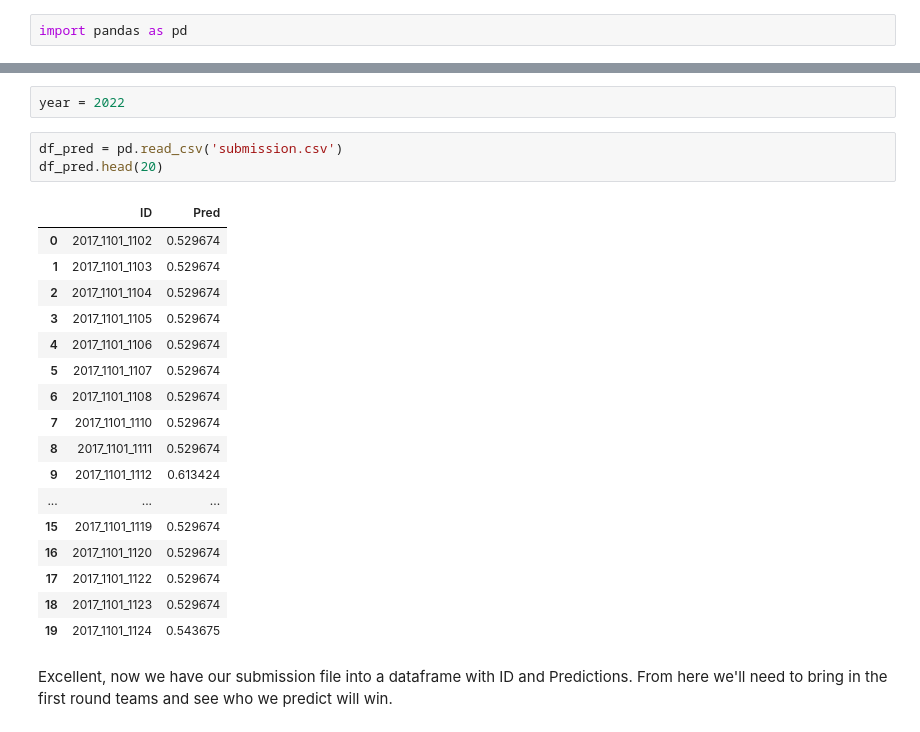
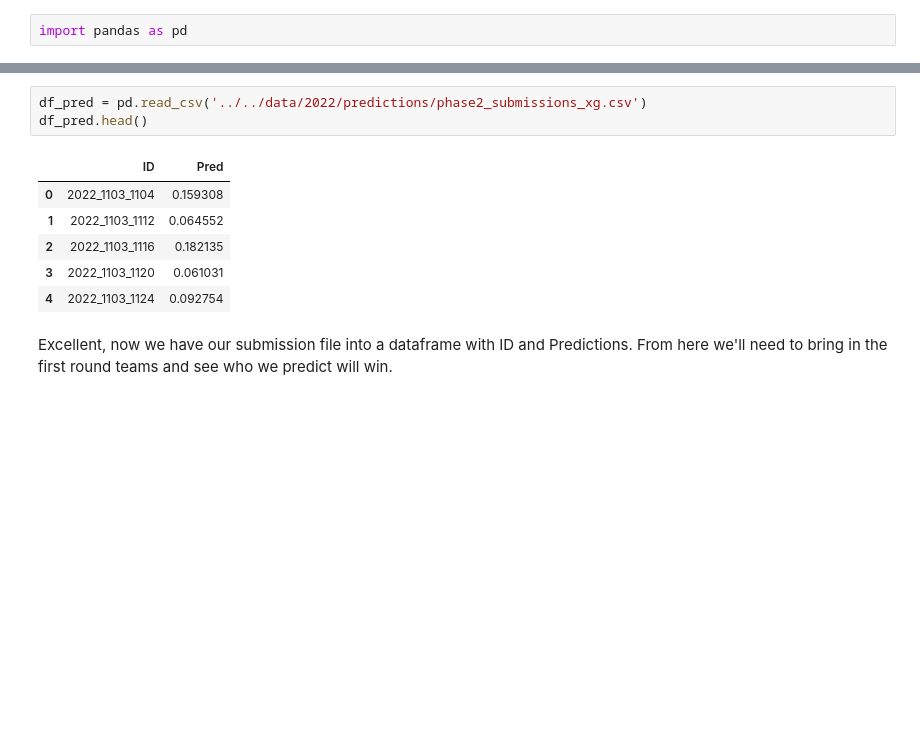
Before and after one commit to sethchart/kaggle-march-machine-learning-mania, a Jupyter notebook: notebooks/4.0-theberling-bracket-predictions.ipynb, the cells around one changed output, grey strips where cells are left out. Drawn from its saved outputs; the diff is of its cells as text; blank space fills up the shorter version.

```diff
--- a/notebooks/4.0-theberling-bracket-predictions.ipynb
+++ b/notebooks/4.0-theberling-bracket-predictions.ipynb
@@ -13,26 +5,13 @@ os.listdir()
-# %%
-year = 2022
 # %%
-df_pred = pd.read_csv('submission.csv')
-df_pred.head(20)
+df_pred = pd.read_csv('../../data/2022/predictions/phase2_submissions_xg.csv')
+df_pred.head()
 # %% [output]
 |  | ID | Pred |
-| 0 | 2017_1101_1102 | 0.529674 |
-| 1 | 2017_1101_1103 | 0.529674 |
-| 2 | 2017_1101_1104 | 0.529674 |
-| 3 | 2017_1101_1105 | 0.529674 |
-| 4 | 2017_1101_1106 | 0.529674 |
-| 5 | 2017_1101_1107 | 0.529674 |
-| 6 | 2017_1101_1108 | 0.529674 |
-| 7 | 2017_1101_1110 | 0.529674 |
-| 8 | 2017_1101_1111 | 0.529674 |
-| 9 | 2017_1101_1112 | 0.613424 |
-| ... | ... | ... |
-| 15 | 2017_1101_1119 | 0.529674 |
-| 16 | 2017_1101_1120 | 0.529674 |
-| 17 | 2017_1101_1122 | 0.529674 |
-| 18 | 2017_1101_1123 | 0.529674 |
-| 19 | 2017_1101_1124 | 0.543675 |
+| 0 | 2022_1103_1104 | 0.159308 |
+| 1 | 2022_1103_1112 | 0.064552 |
+| 2 | 2022_1103_1116 | 0.182135 |
+| 3 | 2022_1103_1120 | 0.061031 |
+| 4 | 2022_1103_1124 | 0.092754 |
 # %% [markdown]
 Excellent, now we have our submission file into a dataframe with ID and Predictions. From here we'll need to bring in the first round teams and see who we predict will win.
 # %%
```
Also changed, not shown: parts of 145 cells of this notebook, 1 other file.
